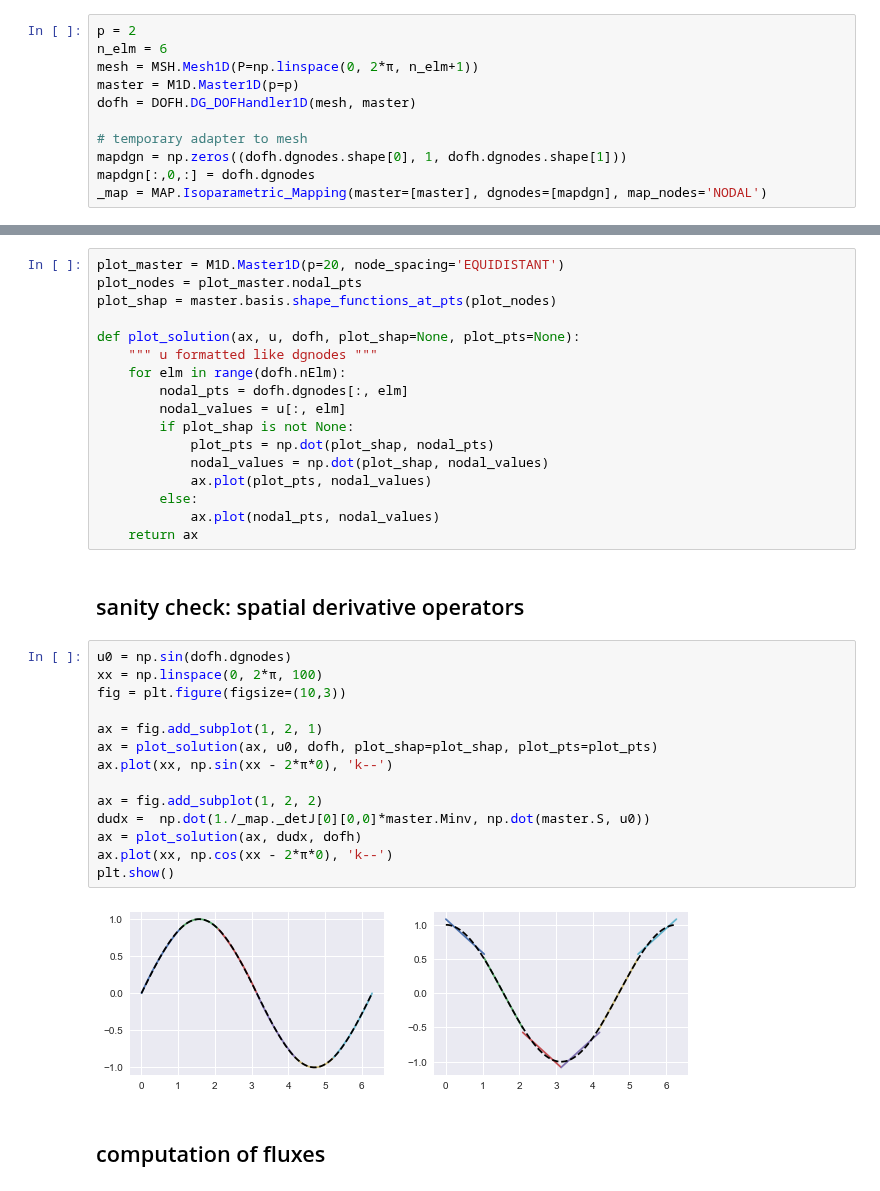
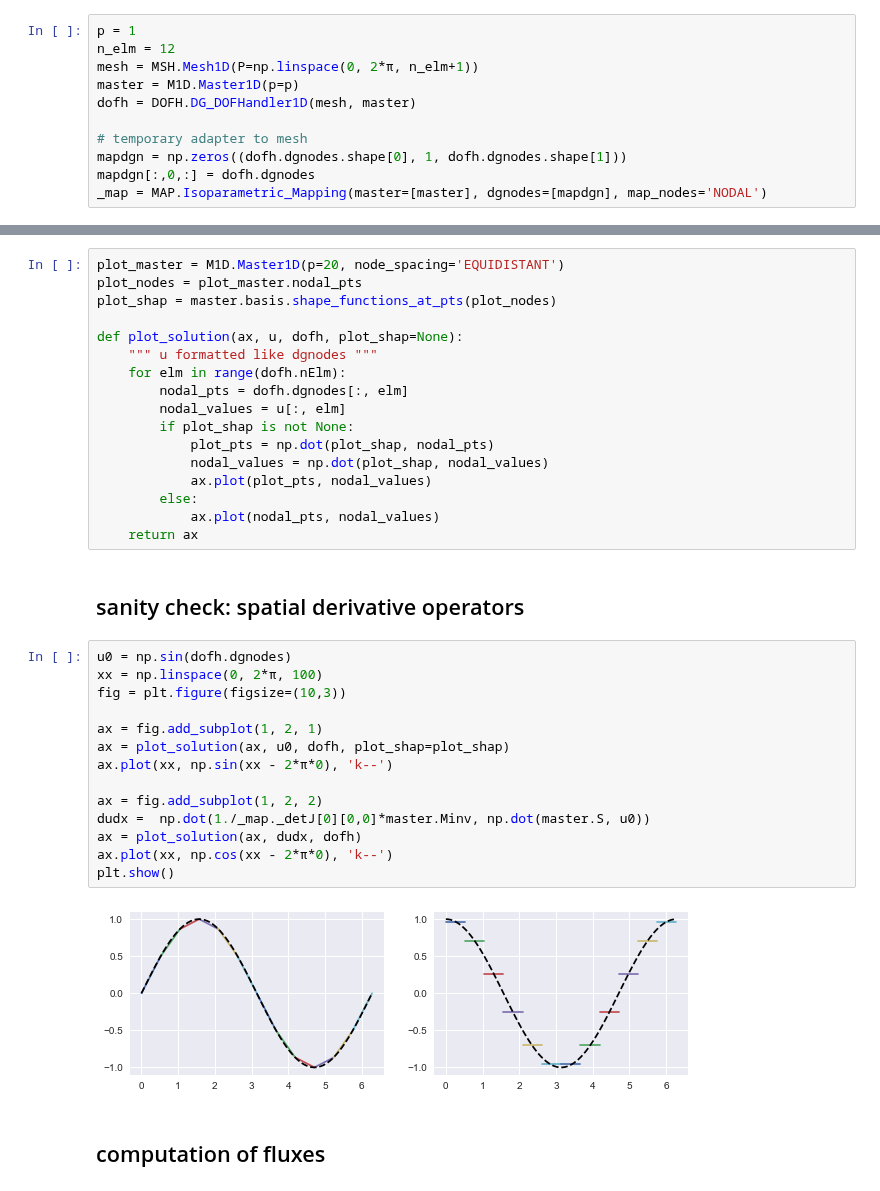
Before and after one commit to CorbinFoucart/FEMexperiment, a Jupyter notebook: codes/tutorial/1D_app_DG_linear_advection.ipynb, the cells around one changed output, grey strips where cells are left out. Saved outputs shown, nothing was run; the diff lists cells and outputs as text.

```diff
--- a/codes/tutorial/1D_app_DG_linear_advection.ipynb
+++ b/codes/tutorial/1D_app_DG_linear_advection.ipynb
@@ -99,8 +93,8 @@ There is a final question as to how to impose boundary conditions. At the inflow
 # %% [markdown]
 setting the spatial discretization amounts to declaring the appropriate mesh, finite element map, and choosing an local polynomial order of the finite element approximation.
 # %%
-p = 2
-n_elm = 6
+p = 1
+n_elm = 12
 mesh = MSH.Mesh1D(P=np.linspace(0, 2*π, n_elm+1))
 master = M1D.Master1D(p=p)
 dofh = DOFH.DG_DOFHandler1D(mesh, master)
@@ -116,7 +110,7 @@ plot_master = M1D.Master1D(p=20, node_spacing='EQUIDISTANT')
 plot_nodes = plot_master.nodal_pts
 plot_shap = master.basis.shape_functions_at_pts(plot_nodes)
 
-def plot_solution(ax, u, dofh, plot_shap=None, plot_pts=None):
+def plot_solution(ax, u, dofh, plot_shap=None):
     """ u formatted like dgnodes """
     for elm in range(dofh.nElm):
         nodal_pts = dofh.dgnodes[:, elm]
@@ -133,19 +127,19 @@ def plot_solution(ax, u, dofh, plot_shap=None, plot_pts=None):
 # %%
 u0 = np.sin(dofh.dgnodes)
 xx = np.linspace(0, 2*π, 100)
 fig = plt.figure(figsize=(10,3))
 
 ax = fig.add_subplot(1, 2, 1)
-ax = plot_solution(ax, u0, dofh, plot_shap=plot_shap, plot_pts=plot_pts)
+ax = plot_solution(ax, u0, dofh, plot_shap=plot_shap)
 ax.plot(xx, np.sin(xx - 2*π*0), 'k--')
 
 ax = fig.add_subplot(1, 2, 2)
 dudx =  np.dot(1./_map._detJ[0][0,0]*master.Minv, np.dot(master.S, u0))
 ax = plot_solution(ax, dudx, dofh)
 ax.plot(xx, np.cos(xx - 2*π*0), 'k--')
 plt.show()
 # %% [output]
-[figure, old version]
+[figure, new version]
 # %% [markdown]
 ## computation of fluxes
 # %% [markdown]
```
Also changed, not shown: parts of 13 cells of this notebook.
